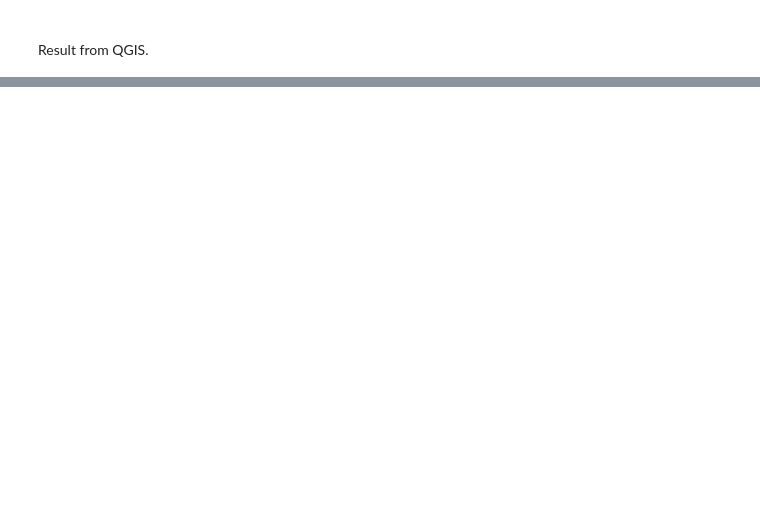
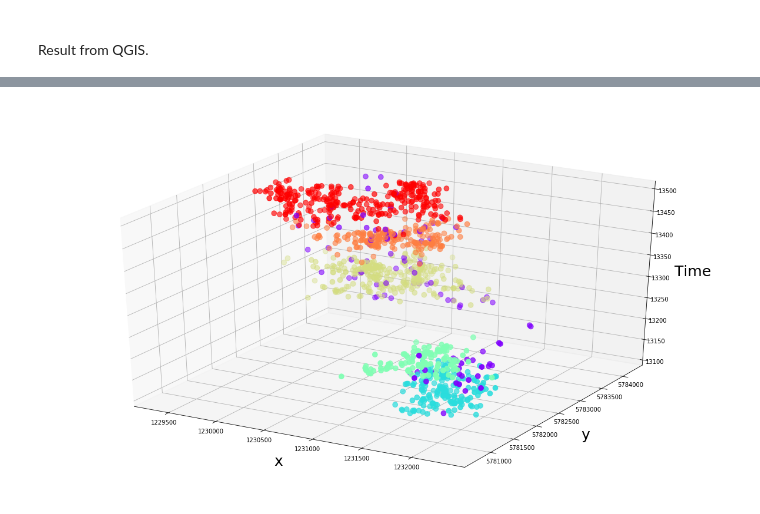
Before and after one commit to lucaArrotta/DBSCAN-in-Python, a Jupyter notebook: DBSCAN.ipynb, the cells around one changed output, grey strips where cells are left out. Cells and saved outputs as stored; diff of their text form; code cells hidden in the pictures; blank space fills up the shorter version.

```diff
--- a/DBSCAN.ipynb
+++ b/DBSCAN.ipynb
@@ -350,0 +478,14 @@ Result from QGIS.
+# %%
+def get_result_table_rows(conn):
+    cur = conn.cursor()
+    cur.execute("""
+        SELECT gid, animal, id, EXTRACT(epoch from (time::timestamp))/(60*60*24) as time, x, y, geom, label
+        FROM result_table_with_time
+        """)
+    rows = cur.fetchall()
+    return rows
+
+rows = get_result_table_rows(conn)
+df = pd.DataFrame(rows)
+df.columns = ["gid", "animal", "id", "time", "x", "y", "geom", "label"]
+display(df.head(10))
@@ -350,0 +508,20 @@ Result from QGIS.
+# %%
+def plot_3D(rows):
+    xs = [tup[4] for tup in rows]
+    ys = [tup[5] for tup in rows]
+    zs = [tup[3] for tup in rows]
+    ls = [tup[7] for tup in rows]
+
+
+    from mpl_toolkits.mplot3d import Axes3D
+    fig = plt.figure(figsize=(16,9))
+    ax = Axes3D(fig)
+    ax.scatter(xs, ys, zs, c=ls, cmap="rainbow", s=75)
+    ax.set_xlabel("x", size=25, labelpad=20)
+    ax.set_ylabel("y", size=25, labelpad=20)
+    ax.set_zlabel("Time", size=25, labelpad=20)
+    plt.show()
+
+plot_3D(rows)
+# %% [output]
+[figure, added]
```
Also changed, not shown: parts of 21 cells of this notebook.
